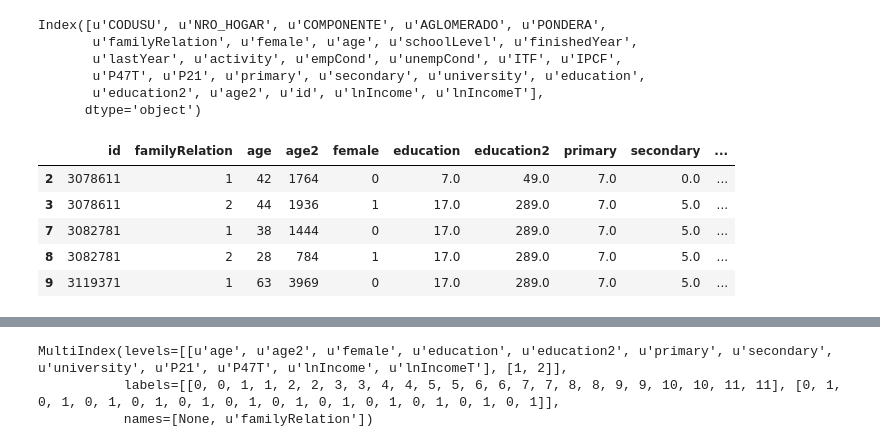
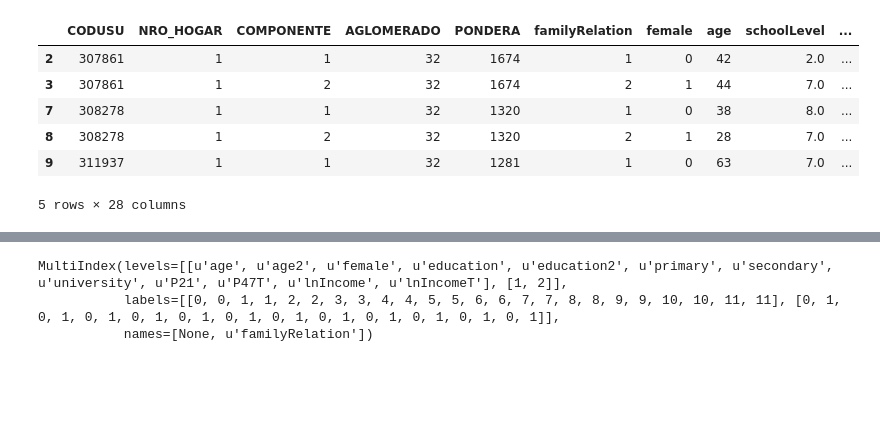
Before and after one commit to alephcero/adsProject, a Jupyter notebook: pivotTable.ipynb, the cells around one changed output, grey strips where cells are left out. Saved outputs shown, nothing was run; the diff lists cells and outputs as text; code cells hidden in the pictures; blank space fills up the shorter version.

Commit message:
testeo de modelos con variables de hogar e individuales

```diff
--- a/pivotTable.ipynb
+++ b/pivotTable.ipynb
@@ -29,0 +39,8 @@ data = data4.copy()
+# %%
+variablesOfInterest = ['age',
+                              'age2',
+                              'female',
+                              'education',
+                              'education2']
+# %%
+model = functionsForModels.runModel(dataset = data, income = 'lnIncome', variables = variablesOfInterest)
@@ -30,10 +65,15 @@ data = data4.copy()
+# %%
+X = sm.add_constant(data.copy().loc[:,variablesOfInterest].values)
+# %%
+data['predictedLnIncome'] = model.predict(X)
 # %%
-data.columns
+data.head()
 # %% [output]
+|  | CODUSU | NRO_HOGAR | COMPONENTE | AGLOMERADO | PONDERA | familyRelation | female | age | schoolLevel | ... |
+| 2 | 307861 | 1 | 1 | 32 | 1674 | 1 | 0 | 42 | 2.0 | ... |
+| 3 | 307861 | 1 | 2 | 32 | 1674 | 2 | 1 | 44 | 7.0 | ... |
+| 7 | 308278 | 1 | 1 | 32 | 1320 | 1 | 0 | 38 | 8.0 | ... |
+| 8 | 308278 | 1 | 2 | 32 | 1320 | 2 | 1 | 28 | 7.0 | ... |
+| 9 | 311937 | 1 | 1 | 32 | 1281 | 1 | 0 | 63 | 7.0 | ... |
-Index([u'CODUSU', u'NRO_HOGAR', u'COMPONENTE', u'AGLOMERADO', u'PONDERA',
-       u'familyRelation', u'female', u'age', u'schoolLevel', u'finishedYear',
-       u'lastYear', u'activity', u'empCond', u'unempCond', u'ITF', u'IPCF',
-       u'P47T', u'P21', u'primary', u'secondary', u'university', u'education',
-       u'education2', u'age2', u'id', u'lnIncome', u'lnIncomeT'],
-      dtype='object')
+5 rows × 28 columns
 # %%
@@ -56,12 +96,3 @@ cleanData = data.copy().loc[jobsAndIncome,
-# %%
-cleanData.head()
-# %% [output]
-|  | id | familyRelation | age | age2 | female | education | education2 | primary | secondary | ... |
-| 2 | 3078611 | 1 | 42 | 1764 | 0 | 7.0 | 49.0 | 7.0 | 0.0 | ... |
-| 3 | 3078611 | 2 | 44 | 1936 | 1 | 17.0 | 289.0 | 7.0 | 5.0 | ... |
-| 7 | 3082781 | 1 | 38 | 1444 | 0 | 17.0 | 289.0 | 7.0 | 5.0 | ... |
-| 8 | 3082781 | 2 | 28 | 784 | 1 | 17.0 | 289.0 | 7.0 | 5.0 | ... |
-| 9 | 3119371 | 1 | 63 | 3969 | 0 | 17.0 | 289.0 | 7.0 | 5.0 | ... |
 # %%
 pivot = cleanData.pivot(index='id', columns='familyRelation')
 pivot.head()
```
Also changed, not shown: parts of 10 cells of this notebook, 1 other file.
